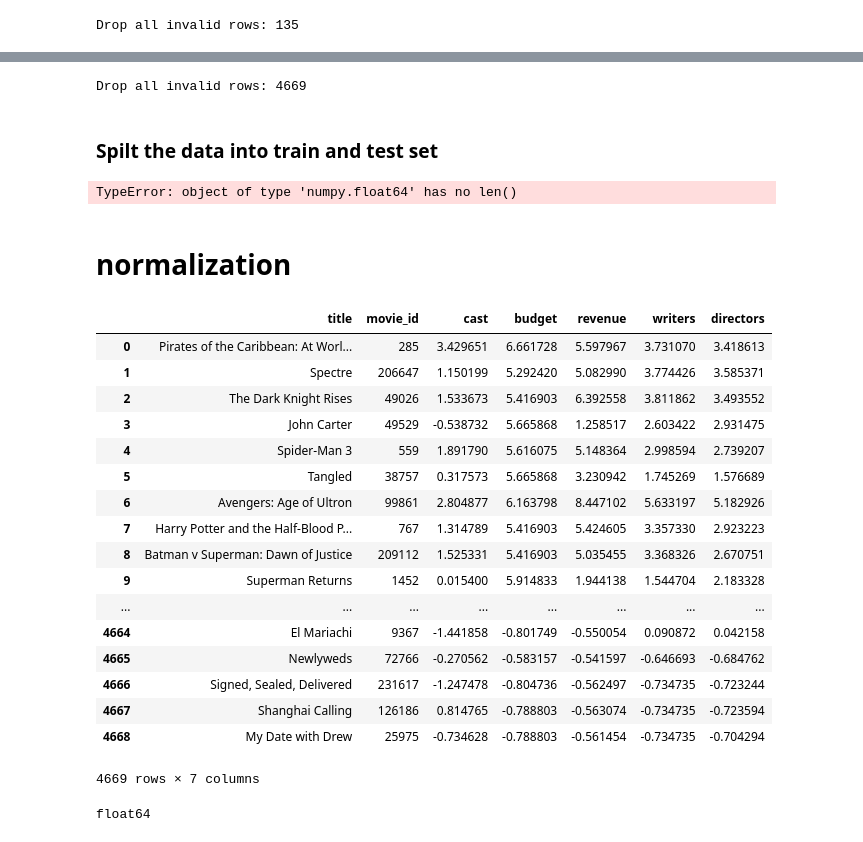
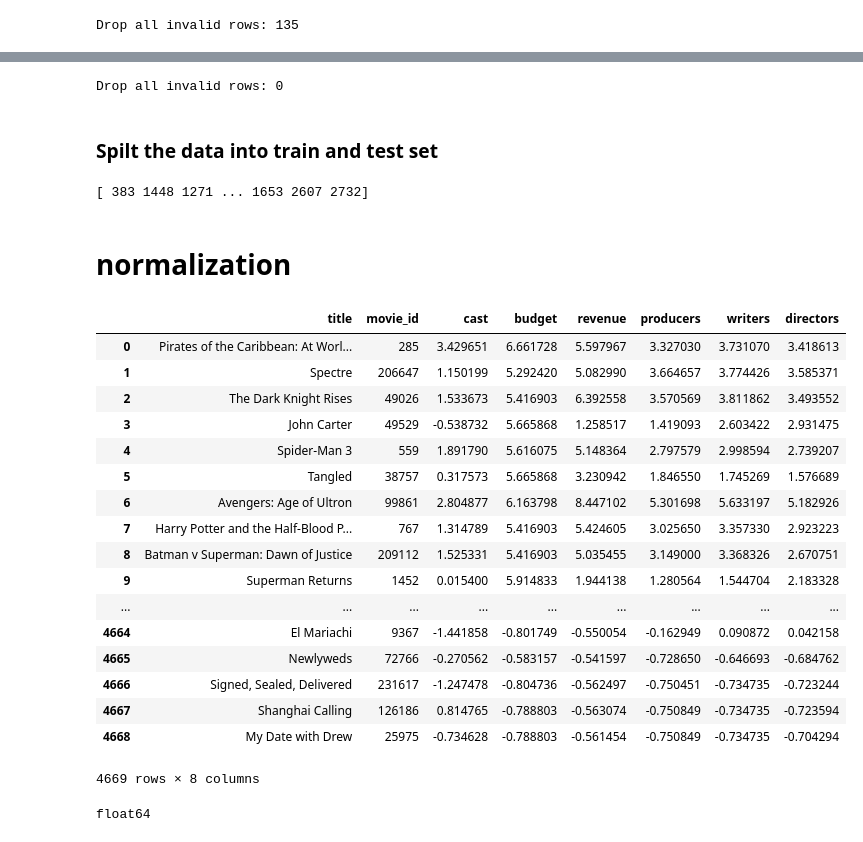
Before and after one commit to Chenha37/Report, a Jupyter notebook: predictor.ipynb, the cells around one changed output, grey strips where cells are left out. Saved outputs shown, nothing was run; the diff lists cells and outputs as text; code cells hidden in the pictures.

```diff
--- a/predictor.ipynb
+++ b/predictor.ipynb
@@ -65,21 +65,21 @@ dataset
 # %%
 dataset = pd.read_csv('DBClassifiedFinal_Final_After_Cleaning.csv')
 invalid_idx = []
-for ii in range(len(dataset)):
-    x = dataset.iloc[ii].cast
-     #print (type(x))
-     #break
-    if (str(type(x)) == "<class 'numpy.float64'>"):
-        invalid_idx.append(ii)
+# for ii in range(len(dataset)):
+#     x = dataset.iloc[ii].cast
+#      #print (type(x))
+#      #break
+#     if (str(type(x)) == "<class 'numpy.float64'>"):
+#         invalid_idx.append(ii)
 
 print("Drop all invalid rows:", len(invalid_idx))
 # %% [output]
-Drop all invalid rows: 4669
+Drop all invalid rows: 0
 # %% [markdown]
 ### Spilt the data into train and test set
 # %%
-# x = dataset[['cast', 'budget', 'producers', 'writers', 'directors']].values
-# y = dataset['revenue'].values
+x = dataset[['cast', 'budget', 'producers', 'writers', 'directors']].values
+y = dataset['revenue'].values
 number_of_rows = len(dataset)
 rand_gen = np.random.RandomState(0)
 shuffled_indices = rand_gen.permutation(np.arange(len(x)))
@@ -90,6 +90,6 @@ num_train = int(0.80 * number_of_rows)
 # x_test = x[shuffled_indices[num_train:]]
 # y_test = y[shuffled_indices[num_train:]]
 # %% [output]
-TypeError: object of type 'numpy.float64' has no len()
+[ 383 1448 1271 ... 1653 2607 2732]
 # %%
 # x = dataset[['cast', 'budget', 'producers', 'writers', 'directors']].values
@@ -102,37 +102,37 @@ y = dataset['revenue'].values
 # %%
 def normalize_mean_std(df, df_train, feature_array):
     for feature_name in feature_array:
         mean_f = float(df_train[feature_name].mean())
         std_f = float(df_train[feature_name].std())
         df.loc[df.index, feature_name] = (df[feature_name] - mean_f) / std_f
     return df
 
 
-# df = normalize_mean_std(dataset, dataset.iloc[shuffled_indices[:num_train]], ['cast', 'budget','revenue', 'producers', 'writers', 'directors'])
+df = normalize_mean_std(dataset, dataset.iloc[shuffled_indices[:num_train]], ['cast', 'budget','revenue', 'producers', 'writers', 'directors'])
 
-df = normalize_mean_std(dataset, dataset.iloc[shuffled_indices[:num_train]], ['cast', 'budget','revenue', 'writers', 'directors'])
+# df = normalize_mean_std(dataset, dataset.iloc[shuffled_indices[:num_train]], ['budget', 'writers', 'director', 'producers', 'actor1', 'actor2', 'actor3'])
 df = df.drop(columns=['Unnamed: 0'])
 df.to_csv('chental.csv')
 df
 # %% [output]
-|  | title | movie_id | cast | budget | revenue | writers | directors |
-| 0 | Pirates of the Caribbean: At Worl... | 285 | 3.429651 | 6.661728 | 5.597967 | 3.731070 | 3.418613 |
-| 1 | Spectre | 206647 | 1.150199 | 5.292420 | 5.082990 | 3.774426 | 3.585371 |
-| 2 | The Dark Knight Rises | 49026 | 1.533673 | 5.416903 | 6.392558 | 3.811862 | 3.493552 |
-| 3 | John Carter | 49529 | -0.538732 | 5.665868 | 1.258517 | 2.603422 | 2.931475 |
-| 4 | Spider-Man 3 | 559 | 1.891790 | 5.616075 | 5.148364 | 2.998594 | 2.739207 |
-| 5 | Tangled | 38757 | 0.317573 | 5.665868 | 3.230942 | 1.745269 | 1.576689 |
-| 6 | Avengers: Age of Ultron | 99861 | 2.804877 | 6.163798 | 8.447102 | 5.633197 | 5.182926 |
-| 7 | Harry Potter and the Half-Blood P... | 767 | 1.314789 | 5.416903 | 5.424605 | 3.357330 | 2.923223 |
-| 8 | Batman v Superman: Dawn of Justice | 209112 | 1.525331 | 5.416903 | 5.035455 | 3.368326 | 2.670751 |
-| 9 | Superman Returns | 1452 | 0.015400 | 5.914833 | 1.944138 | 1.544704 | 2.183328 |
-| ... | ... | ... | ... | ... | ... | ... | ... |
-| 4664 | El Mariachi | 9367 | -1.441858 | -0.801749 | -0.550054 | 0.090872 | 0.042158 |
-| 4665 | Newlyweds | 72766 | -0.270562 | -0.583157 | -0.541597 | -0.646693 | -0.684762 |
-| 4666 | Signed, Sealed, Delivered | 231617 | -1.247478 | -0.804736 | -0.562497 | -0.734735 | -0.723244 |
-| 4667 | Shanghai Calling | 126186 | 0.814765 | -0.788803 | -0.563074 | -0.734735 | -0.723594 |
-| 4668 | My Date with Drew | 25975 | -0.734628 | -0.788803 | -0.561454 | -0.734735 | -0.704294 |
+|  | title | movie_id | cast | budget | revenue | producers | writers | directors |
+| 0 | Pirates of the Caribbean: At Worl... | 285 | 3.429651 | 6.661728 | 5.597967 | 3.327030 | 3.731070 | 3.418613 |
+| 1 | Spectre | 206647 | 1.150199 | 5.292420 | 5.082990 | 3.664657 | 3.774426 | 3.585371 |
+| 2 | The Dark Knight Rises | 49026 | 1.533673 | 5.416903 | 6.392558 | 3.570569 | 3.811862 | 3.493552 |
+| 3 | John Carter | 49529 | -0.538732 | 5.665868 | 1.258517 | 1.419093 | 2.603422 | 2.931475 |
+| 4 | Spider-Man 3 | 559 | 1.891790 | 5.616075 | 5.148364 | 2.797579 | 2.998594 | 2.739207 |
+| 5 | Tangled | 38757 | 0.317573 | 5.665868 | 3.230942 | 1.846550 | 1.745269 | 1.576689 |
+| 6 | Avengers: Age of Ultron | 99861 | 2.804877 | 6.163798 | 8.447102 | 5.301698 | 5.633197 | 5.182926 |
+| 7 | Harry Potter and the Half-Blood P... | 767 | 1.314789 | 5.416903 | 5.424605 | 3.025650 | 3.357330 | 2.923223 |
+| 8 | Batman v Superman: Dawn of Justice | 209112 | 1.525331 | 5.416903 | 5.035455 | 3.149000 | 3.368326 | 2.670751 |
+| 9 | Superman Returns | 1452 | 0.015400 | 5.914833 | 1.944138 | 1.280564 | 1.544704 | 2.183328 |
+| ... | ... | ... | ... | ... | ... | ... | ... | ... |
+| 4664 | El Mariachi | 9367 | -1.441858 | -0.801749 | -0.550054 | -0.162949 | 0.090872 | 0.042158 |
+| 4665 | Newlyweds | 72766 | -0.270562 | -0.583157 | -0.541597 | -0.728650 | -0.646693 | -0.684762 |
+| 4666 | Signed, Sealed, Delivered | 231617 | -1.247478 | -0.804736 | -0.562497 | -0.750451 | -0.734735 | -0.723244 |
+| 4667 | Shanghai Calling | 126186 | 0.814765 | -0.788803 | -0.563074 | -0.750849 | -0.734735 | -0.723594 |
+| 4668 | My Date with Drew | 25975 | -0.734628 | -0.788803 | -0.561454 | -0.750849 | -0.734735 | -0.704294 |
-4669 rows × 7 columns
+4669 rows × 8 columns
 # %%
 col = 'budget'
 print(df[col].dtypes)
```
Also changed, not shown: parts of 12 cells of this notebook, 20 other files.
